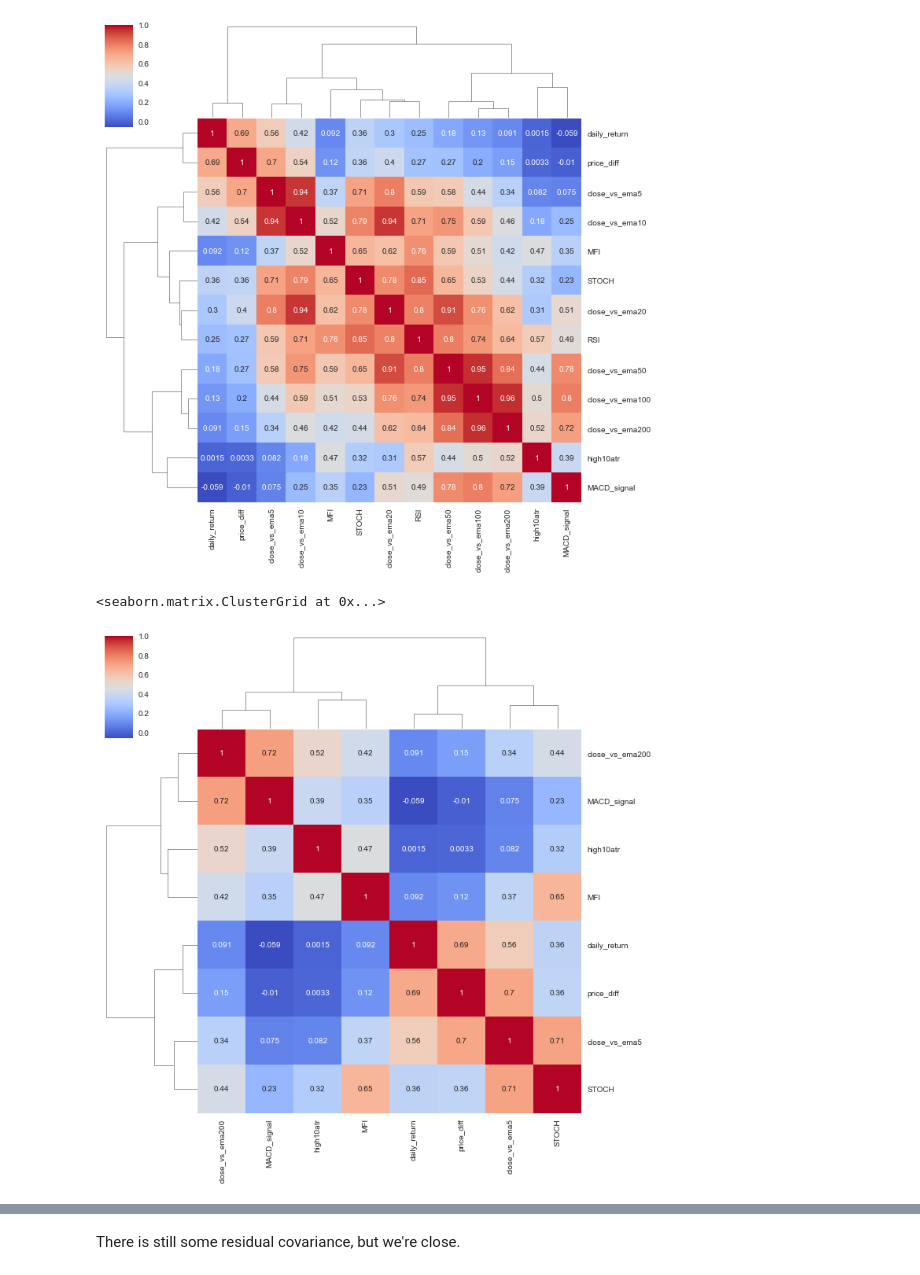
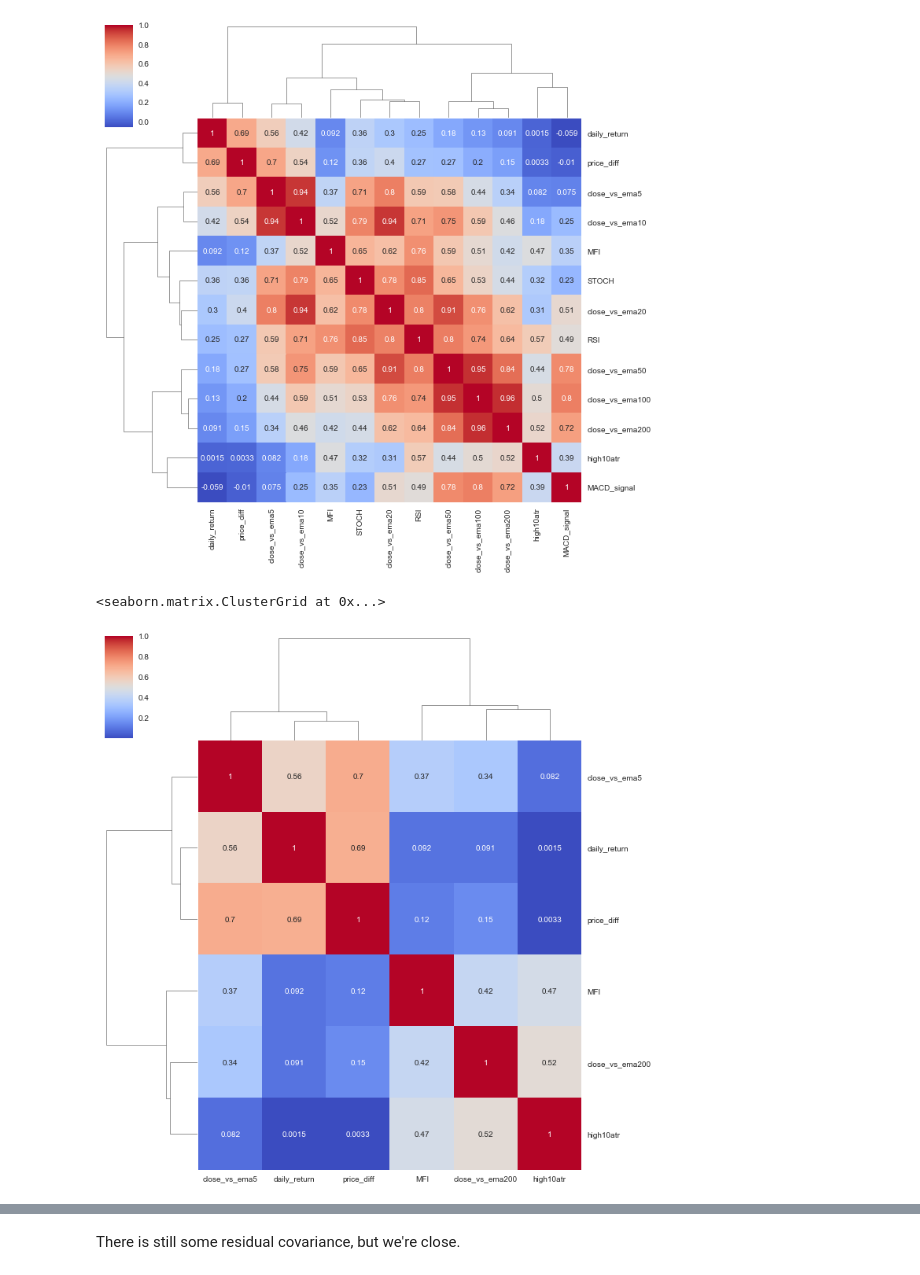
Before and after one commit to es-g/stock_price_indicator, a Jupyter notebook: Stock_price_predictor.ipynb, the cells around one changed output, grey strips where cells are left out. Saved outputs shown, nothing was run; the diff lists cells and outputs as text; code cells hidden in the pictures.

```diff
--- a/Stock_price_predictor.ipynb
+++ b/Stock_price_predictor.ipynb
@@ -221,11 +225,13 @@ sns.clustermap(features['SPY'][feats_max_corr].corr(), cmap='coolwarm', annot=Tr
 <seaborn.matrix.ClusterGrid at 0x...>
 [figure]
 # %%
-feats_selected = feats_max_corr.drop(['close_vs_ema10', 'close_vs_ema100', 'close_vs_ema20', 'RSI', 'close_vs_ema50'])
+feats_selected = feats_max_corr.drop(['close_vs_ema10', 'close_vs_ema100',
+                                      'close_vs_ema20', 'RSI', 'close_vs_ema50',
+                                      'MACD_signal', 'STOCH'])
 sns.clustermap(features['SPY'][feats_selected].corr(), cmap='coolwarm', annot=True, method='ward')
 # %% [output]
 <seaborn.matrix.ClusterGrid at 0x...>
-[figure, old version]
+[figure, new version]
 # %%
 features_selected = df_new['SPY'][feats_selected]
 df_SPY = df_new['SPY'].loc[:, features_selected.columns]
```
Also changed, not shown: parts of 20 cells of this notebook.
